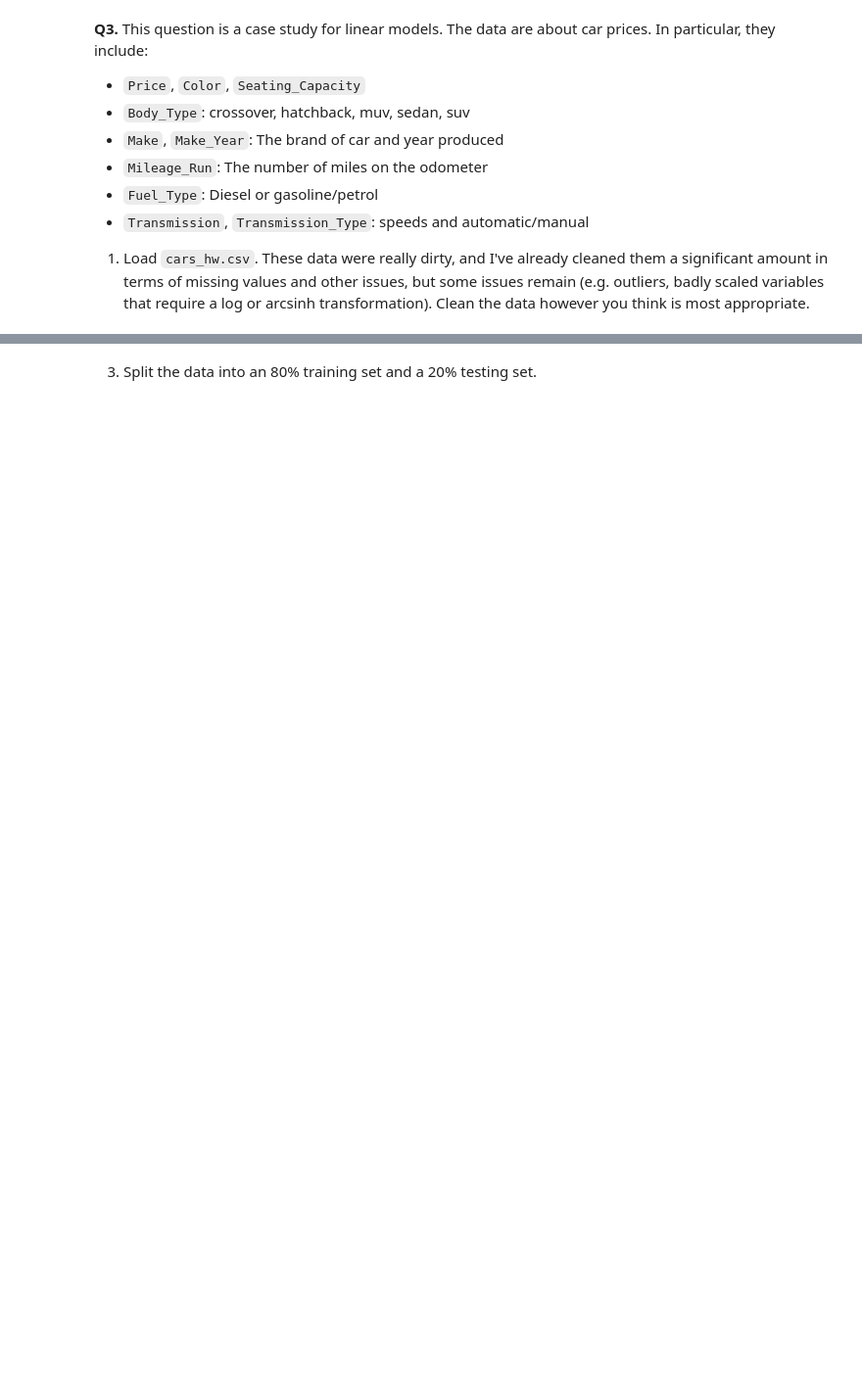
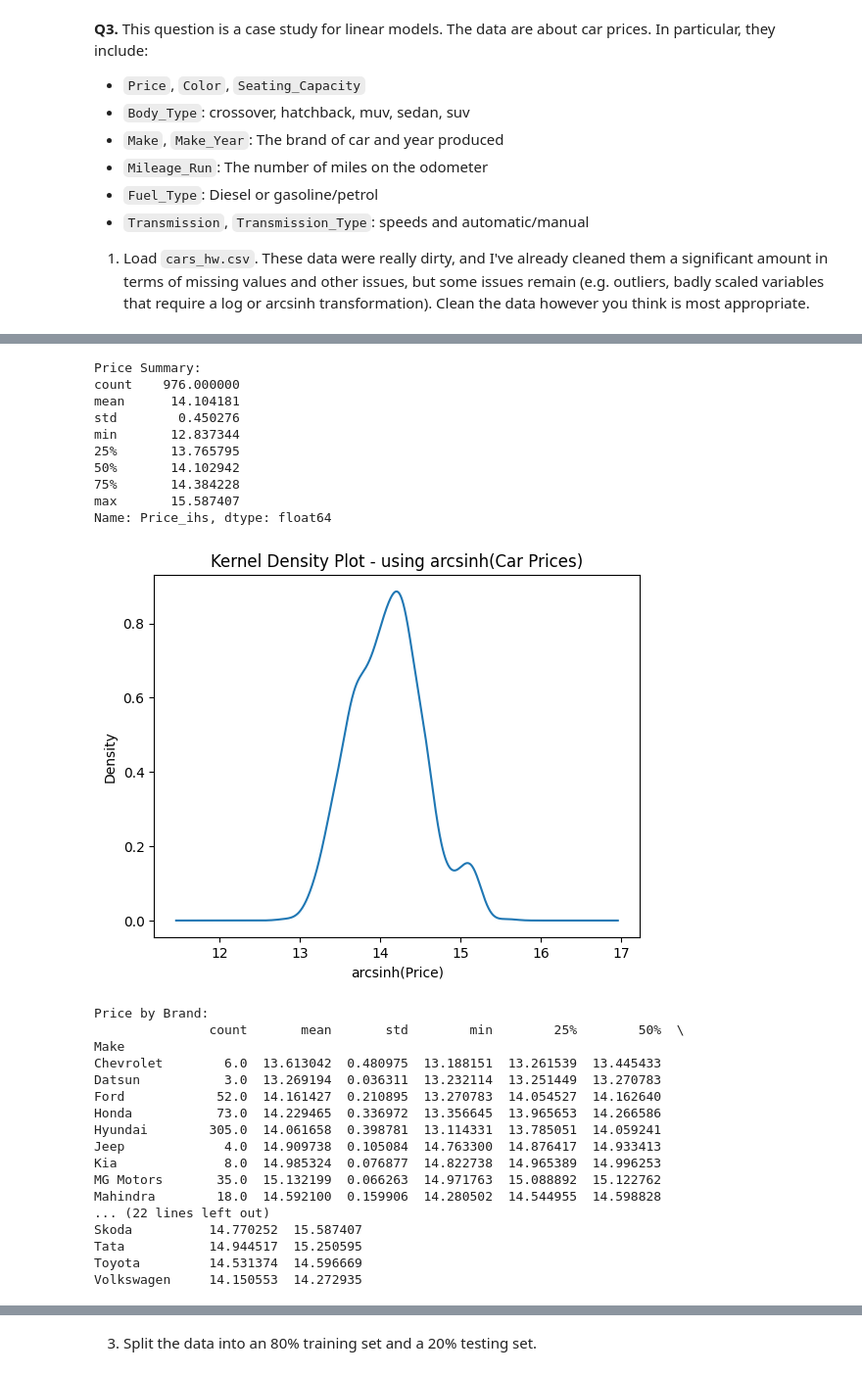
Before and after one commit to pabloisaiahs/linearModels, a Jupyter notebook: assignment/assignment.ipynb, the cells around one changed output, grey strips where cells are left out. Shown: that part at 98% size. Drawn from its saved outputs; the diff is of its cells as text; code cells hidden in the pictures; blank space fills up the shorter version.

```diff
--- a/assignment/assignment.ipynb
+++ b/assignment/assignment.ipynb
@@ -75,3 +382,16 @@ in the predictor, holding other variables constant.
   - `Transmission`, `Transmission_Type`:  speeds and automatic/manual
 
   1. Load `cars_hw.csv`. These data were really dirty, and I've already cleaned them a significant amount in terms of missing values and other issues, but some issues remain (e.g. outliers, badly scaled variables that require a log or arcsinh transformation). Clean the data however you think is most appropriate.
+# %%
+cars_df = pd.read_csv("cars_hw.csv")
+
+# Clean the 'No_of_Owners' column by removing ordinal suffixes and converting to integer
+cars_df["No_of_Owners"] = cars_df["No_of_Owners"].str.replace("st|nd|rd|th", "", regex=True).astype(int)
+cars_df.drop_duplicates(inplace=True)
+
+cars_df['Price_ihs'] = np.arcsinh(cars_df['Price'])
+cars_df['Mileage_Run_ihs'] = np.arcsinh(cars_df['Mileage_Run'])
+
+print("Shape:", cars_df.shape)
+print(cars_df.head())
+print(cars_df.info())
@@ -79,0 +420,67 @@ in the predictor, holding other variables constant.
+# %%
+# Overall summary of arcsinh-transformed car prices
+price_summary = cars_df["Price_ihs"].describe()
+print("Price Summary:")
+print(price_summary)
+
+# density plot for arcsinh(Price)
+plt.figure()
+cars_df["Price_ihs"].plot(kind="density")
+plt.title("Kernel Density Plot - using arcsinh(Car Prices)")
+plt.xlabel("arcsinh(Price)")
+plt.ylabel("Density")
+plt.show()
+
+# summ. prices by brand using groupby and describe
+brand_summary = cars_df.groupby("Make")["Price_ihs"].describe()
+print("Price by Brand:")
+print(brand_summary)
+
+# kernel density plots by Make
+plt.figure()
+for brand in cars_df["Make"].unique():
+    subset = cars_df[cars_df["Make"] == brand]
+    subset["Price_ihs"].plot(kind="density", label=brand, alpha=0.6)
+plt.title("Kernel Density Plots by Make")
+plt.xlabel("arcsinh(Price)")
+plt.ylabel("Density")
+plt.legend()
+plt.show()
+
+# most expensive brands by mean price
+mean_price = cars_df.groupby("Make")["Price"].mean().sort_values(ascending=False)
+print("Mean Price by Make:")
+print(mean_price)
+
+mean_price_ihs = cars_df.groupby("Make")["Price_ihs"].mean().sort_values(ascending=False)
+print("Mean arcsinh(Price) by Make")
+print(mean_price_ihs)
+# %% [output]
+Price Summary:
+count    976.000000
+mean      14.104181
+std        0.450276
+min       12.837344
+25%       13.765795
+50%       14.102942
+75%       14.384228
+max       15.587407
+Name: Price_ihs, dtype: float64
+[figure, added]
+Price by Brand:
+               count       mean       std        min        25%        50%  \
+Make
+Chevrolet        6.0  13.613042  0.480975  13.188151  13.261539  13.445433
+Datsun           3.0  13.269194  0.036311  13.232114  13.251449  13.270783
+Ford            52.0  14.161427  0.210895  13.270783  14.054527  14.162640
+Honda           73.0  14.229465  0.336972  13.356645  13.965653  14.266586
+Hyundai        305.0  14.061658  0.398781  13.114331  13.785051  14.059241
+Jeep             4.0  14.909738  0.105084  14.763300  14.876417  14.933413
+Kia              8.0  14.985324  0.076877  14.822738  14.965389  14.996253
+MG Motors       35.0  15.132199  0.066263  14.971763  15.088892  15.122762
+Mahindra        18.0  14.592100  0.159906  14.280502  14.544955  14.598828
+... (22 lines left out)
+Skoda          14.770252  15.587407
+Tata           14.944517  15.250595
+Toyota         14.531374  14.596669
+Volkswagen     14.150553  14.272935
```
Also changed, not shown: parts of 24 cells of this notebook.
